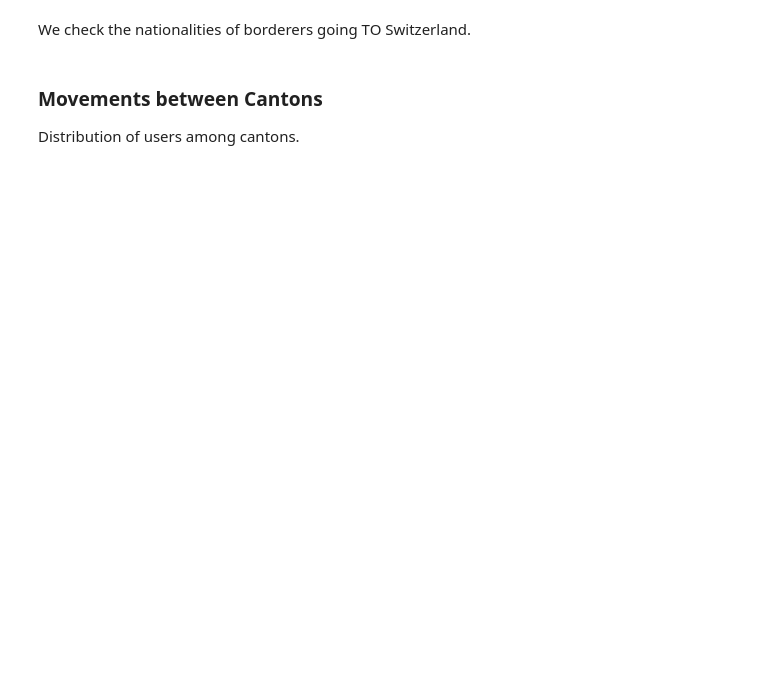
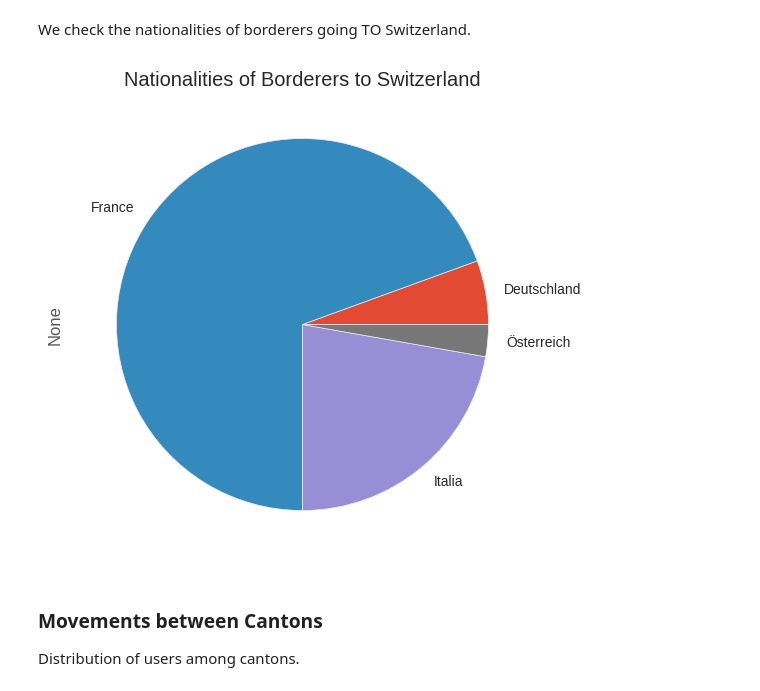
Before and after one commit to agpmilli/swissgeotweet, a Jupyter notebook: mobility-pattern/mobility_pattern_statistics.ipynb, the cells around one changed output. Cells and saved outputs as stored; diff of their text form; code cells hidden in the pictures; blank space fills up the shorter version.

```diff
--- a/mobility-pattern/mobility_pattern_statistics.ipynb
+++ b/mobility-pattern/mobility_pattern_statistics.ipynb
@@ -74,11 +100,13 @@ plt.show()
 We check the nationalities of borderers going TO Switzerland.
 # %%
 swiss = borderers[(borderers.homeCountry != "Suisse") & (borderers.workCountry == "Suisse")]
-ch = swiss.groupby('workCountry').size()
+ch = swiss.groupby('homeCountry').size()
 plt.style.use('ggplot')
-ch.plot.pie(figsize=(6,6), title="Distribution of Swiss Borderers destinations")
-plt.savefig('./figs/otherborderers.png')
+ch.plot.pie(figsize=(6,6), title="Nationalities of Borderers to Switzerland")
+plt.savefig('./figs/borderers_to_switzerland.png')
 plt.show()
+# %% [output]
+[figure, added]
 # %% [markdown]
 ### Movements between Cantons
 
```
Also changed, not shown: parts of 22 cells of this notebook, 9 other files.
